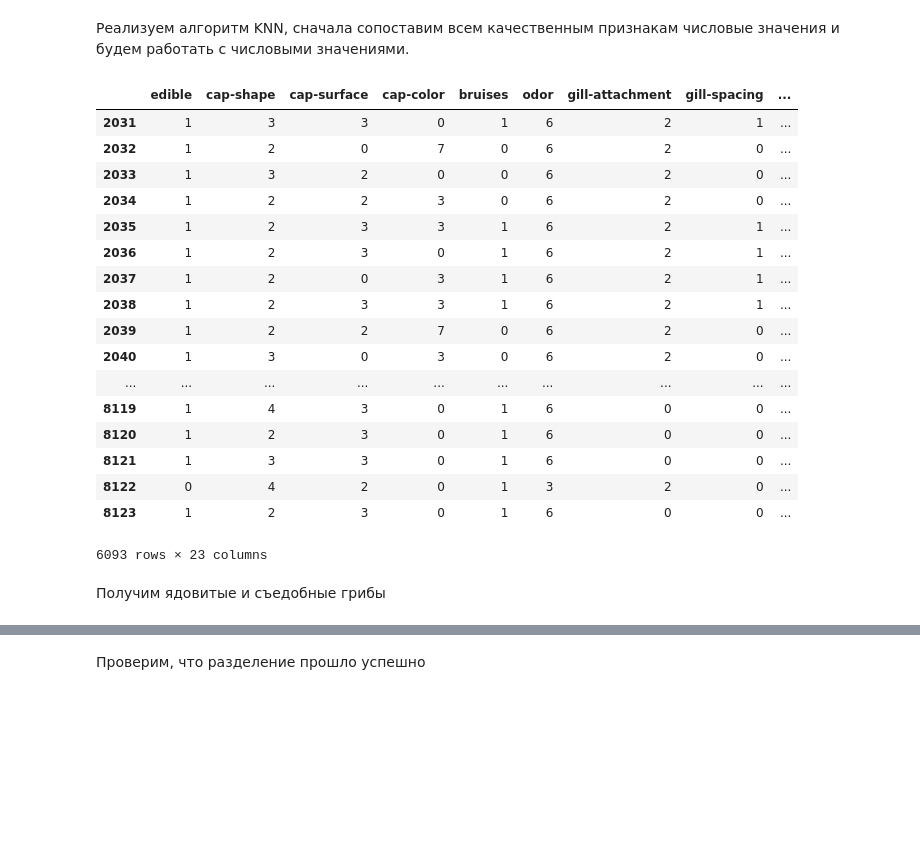
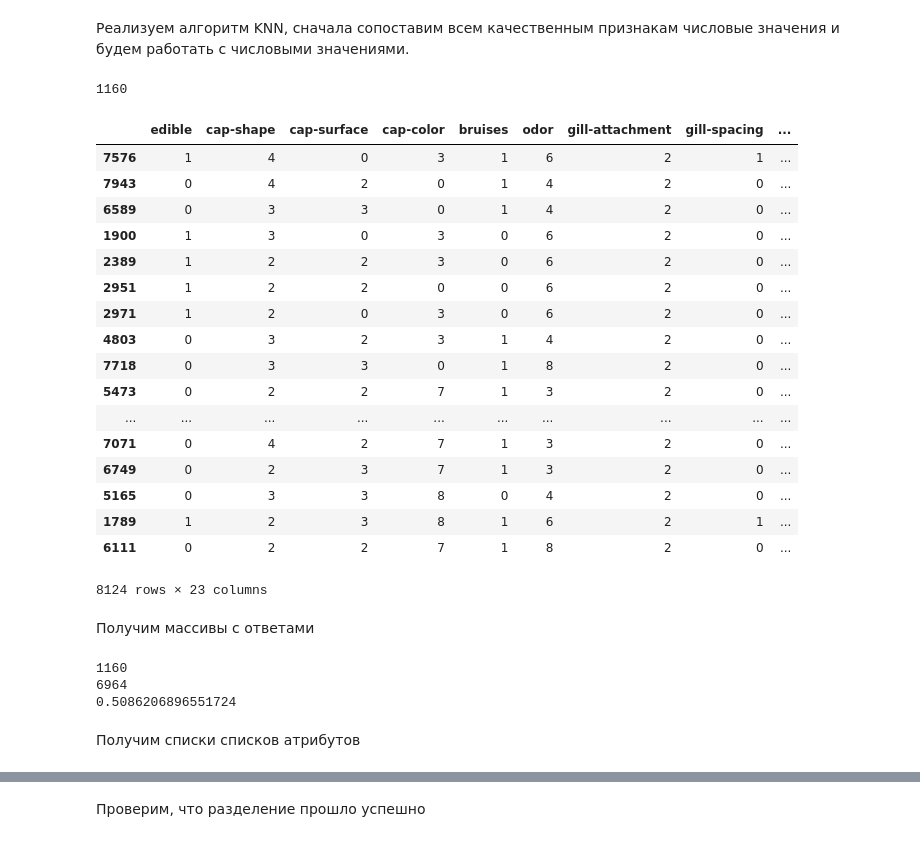
Before and after one commit to Dmitry4K/AIlabs, a Jupyter notebook: 1/AI1.ipynb, the cells around one changed output, grey strips where cells are left out. Drawn from its saved outputs; the diff is of its cells as text; code cells hidden in the pictures; blank space fills up the shorter version.

```diff
--- a/1/AI1.ipynb
+++ b/1/AI1.ipynb
@@ -161,23 +150,0 @@ df_learn_numeric = change_atr_to_numbers_in_df(df_learn)
-# %%
-df_learn_numeric
-# %% [output]
-|  | edible | cap-shape | cap-surface | cap-color | bruises | odor | gill-attachment | gill-spacing | ... |
-| 2031 | 1 | 3 | 3 | 0 | 1 | 6 | 2 | 1 | ... |
-| 2032 | 1 | 2 | 0 | 7 | 0 | 6 | 2 | 0 | ... |
-| 2033 | 1 | 3 | 2 | 0 | 0 | 6 | 2 | 0 | ... |
-| 2034 | 1 | 2 | 2 | 3 | 0 | 6 | 2 | 0 | ... |
-| 2035 | 1 | 2 | 3 | 3 | 1 | 6 | 2 | 1 | ... |
-| 2036 | 1 | 2 | 3 | 0 | 1 | 6 | 2 | 1 | ... |
-| 2037 | 1 | 2 | 0 | 3 | 1 | 6 | 2 | 1 | ... |
-| 2038 | 1 | 2 | 3 | 3 | 1 | 6 | 2 | 1 | ... |
-| 2039 | 1 | 2 | 2 | 7 | 0 | 6 | 2 | 0 | ... |
-| 2040 | 1 | 3 | 0 | 3 | 0 | 6 | 2 | 0 | ... |
-| ... | ... | ... | ... | ... | ... | ... | ... | ... | ... |
-| 8119 | 1 | 4 | 3 | 0 | 1 | 6 | 0 | 0 | ... |
-| 8120 | 1 | 2 | 3 | 0 | 1 | 6 | 0 | 0 | ... |
-| 8121 | 1 | 3 | 3 | 0 | 1 | 6 | 0 | 0 | ... |
-| 8122 | 0 | 4 | 2 | 0 | 1 | 3 | 2 | 0 | ... |
-| 8123 | 1 | 2 | 3 | 0 | 1 | 6 | 0 | 0 | ... |
-6093 rows × 23 columns
-# %% [markdown]
-Получим ядовитые и съедобные грибы
@@ -186,0 +151,50 @@ df_learn_edible =    df_learn_numeric[df_learn_numeric['edible'] == 1]
+# %%
+df_numeric = change_atr_to_numbers_in_df(df)
+df_numeric = df_numeric.sample(frac=1)
+sep = len(df_numeric)//7
+df_testing = df_numeric.copy().iloc[0:sep]
+df_learning = df_numeric.copy().iloc[sep:]
+print(sep)
+# %% [output]
+1160
+# %%
+df_numeric
+# %% [output]
+|  | edible | cap-shape | cap-surface | cap-color | bruises | odor | gill-attachment | gill-spacing | ... |
+| 7576 | 1 | 4 | 0 | 3 | 1 | 6 | 2 | 1 | ... |
+| 7943 | 0 | 4 | 2 | 0 | 1 | 4 | 2 | 0 | ... |
+| 6589 | 0 | 3 | 3 | 0 | 1 | 4 | 2 | 0 | ... |
+| 1900 | 1 | 3 | 0 | 3 | 0 | 6 | 2 | 0 | ... |
+| 2389 | 1 | 2 | 2 | 3 | 0 | 6 | 2 | 0 | ... |
+| 2951 | 1 | 2 | 2 | 0 | 0 | 6 | 2 | 0 | ... |
+| 2971 | 1 | 2 | 0 | 3 | 0 | 6 | 2 | 0 | ... |
+| 4803 | 0 | 3 | 2 | 3 | 1 | 4 | 2 | 0 | ... |
+| 7718 | 0 | 3 | 3 | 0 | 1 | 8 | 2 | 0 | ... |
+| 5473 | 0 | 2 | 2 | 7 | 1 | 3 | 2 | 0 | ... |
+| ... | ... | ... | ... | ... | ... | ... | ... | ... | ... |
+| 7071 | 0 | 4 | 2 | 7 | 1 | 3 | 2 | 0 | ... |
+| 6749 | 0 | 2 | 3 | 7 | 1 | 3 | 2 | 0 | ... |
+| 5165 | 0 | 3 | 3 | 8 | 0 | 4 | 2 | 0 | ... |
+| 1789 | 1 | 2 | 3 | 8 | 1 | 6 | 2 | 1 | ... |
+| 6111 | 0 | 2 | 2 | 7 | 1 | 8 | 2 | 0 | ... |
+8124 rows × 23 columns
+# %% [markdown]
+Получим массивы с ответами
+# %%
+y_test = df_testing['edible'].copy().values.tolist()
+y_learn = df_learning['edible'].copy().values.tolist()
+print(len(y_test))
+print(len(y_learn))
+total = 0
+for v in y_test:
+    if v:
+        total += 1
+
+print(total/len(y_test))
+total = 0
+# %% [output]
+1160
+6964
+0.5086206896551724
+# %% [markdown]
+Получим списки списков атрибутов
```
Also changed, not shown: parts of 23 cells of this notebook.
